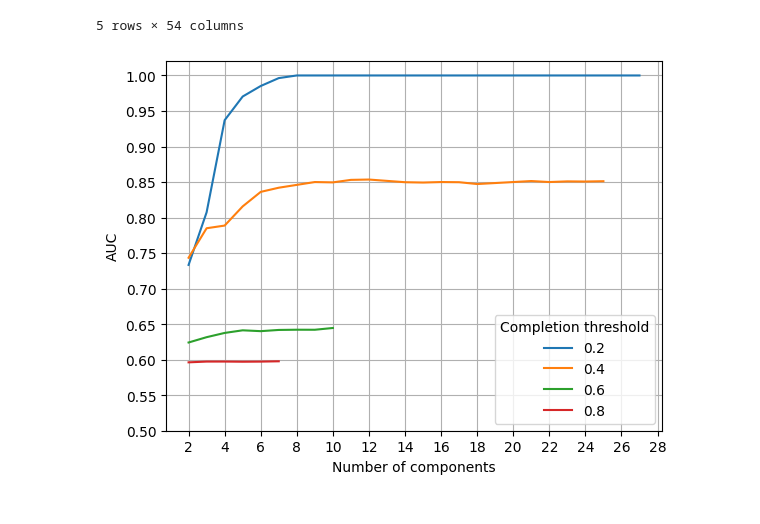
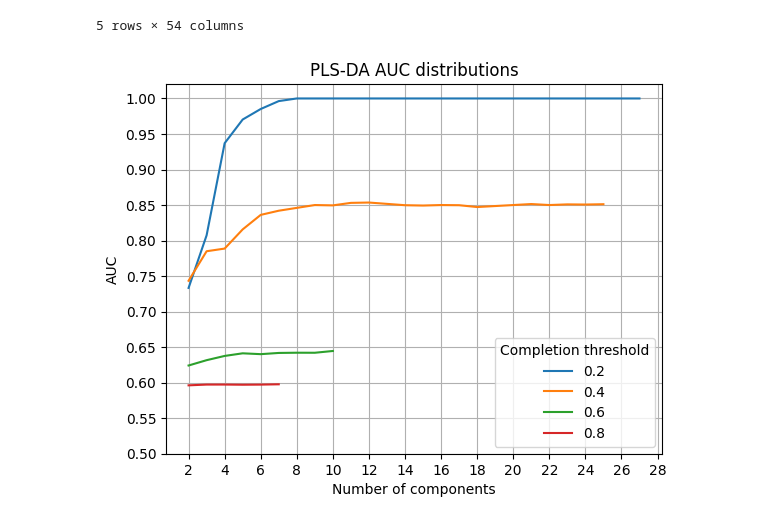
Before and after one commit to abeaucha/ClusteringAutism, a Jupyter notebook: analyses/primary/PLSDA.ipynb, the cells around one changed output. Drawn from its saved outputs; the diff is of its cells as text; code cells hidden in the pictures.

Commit message:
Updated plots

```diff
--- a/analyses/primary/PLSDA.ipynb
+++ b/analyses/primary/PLSDA.ipynb
@@ -122,8 +123,8 @@ list_nscales = []
 list_nparticipants = []
 dict_auc = {key:None for key in thresholds}
 for threshold in thresholds:
-    # threshold = 0.2
 
+    # Get inputs and labels
     X,y = prepare_data(clusters = clusters,
                        scores = scores,
                        demographics = demographics,
@@ -135,8 +136,10 @@ for threshold in thresholds:
     list_nscales.append(nscales)
     list_nparticipants.append(X.shape[0])
 
+    # Maximum number of components
     max_components = X.shape[1]-1
 
+    # Iterate over components
     component_range = range(2, max_components)
     list_auc = []
     for nc in component_range:
@@ -161,19 +164,21 @@ for threshold in thresholds:
         auc = roc_auc_score(y, y_pred)
         list_auc.append(auc)
 
+        # Plot the ROC curve for a subset of components
         if nc in np.linspace(2, max_components, num = 5, dtype = int):
-            plt.plot(fpr, tpr, label = 'Components = {} (AUC = {:.2f})'.format(nc, auc))
+            plt.plot(fpr, tpr, label = '{} (AUC = {:.2f})'.format(nc, auc))
 
-
+    # Save AUC values at this threshold
     dict_auc[threshold] = [component_range, list_auc]
 
+    # Complete the ROC curve plot for this threshold
     plt.plot(np.linspace(0, 1, 50), np.linspace(0, 1, 50),
              linestyle = '--', label = 'Chance level (AUC = 0.5)',
             color = "black")
     plt.xlabel('False positive rate')
     plt.ylabel('True positive rate')
     plt.title('Completion threshold: {}; Scales: {}; Participants: {}'.format(threshold, nscales, nparticipants))
-    plt.legend()
+    plt.legend(title = "Number of components")
 
     # Output file
     outfile = 'PLSDA_nk2_ROC_threshold_{}.png'.format(threshold)
@@ -181,23 +186,25 @@ for threshold in thresholds:
     plt.savefig(outfile, dpi = 300)
 
     plt.close()
-# %%
-for key, val in dict_auc.items():
-    plt.plot(val[0], val[1], label = key)
-
-plt.xlabel("Number of components")
-plt.ylabel("AUC")
-plt.xticks(range(2, 30, 2))
-plt.yticks(np.arange(0.5, 1.05, 0.05))
-plt.legend(title = "Completion threshold")
-plt.grid()
-
-# Output file
-outfile = 'PLSDA_nk2_AUC.png'.format(threshold)
-outfile = os.path.join(output_dir, outfile)
-plt.savefig(outfile, dpi = 300)
-# %% [output]
-[figure, removed]
+# %%
+# Plot the AUC per components for different thresholds
+for key, val in dict_auc.items():
+    plt.plot(val[0], val[1], label = key)
+
+plt.xlabel("Number of components")
+plt.ylabel("AUC")
+plt.xticks(range(2, 30, 2))
+plt.yticks(np.arange(0.5, 1.05, 0.05))
+plt.legend(title = "Completion threshold")
+plt.title("PLS-DA AUC distributions")
+plt.grid()
+
+# Output file
+outfile = 'PLSDA_nk2_AUC.png'.format(threshold)
+outfile = os.path.join(output_dir, outfile)
+plt.savefig(outfile, dpi = 300)
+# %% [output]
+[figure, added]
 # %%
 # Create the input matrix and binary targets
 X = clusters_scores.drop(['Subject_ID', 'nk2'], axis = 1).to_numpy()
```
Also changed, not shown: parts of 6 cells of this notebook.
